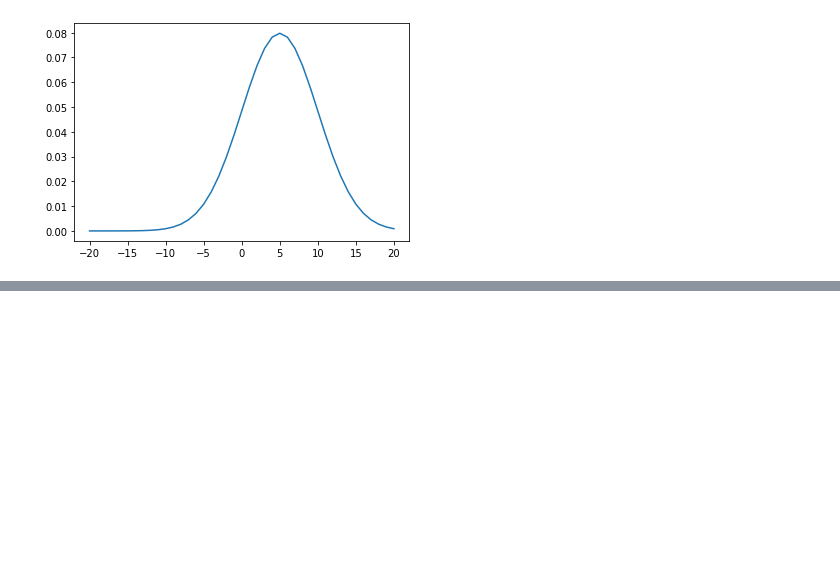
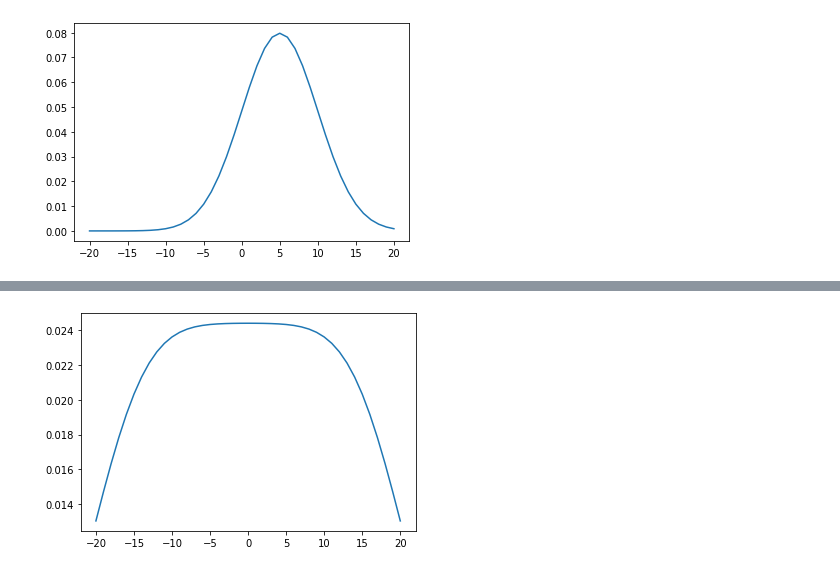
Before and after one commit to shoabahamed/khanacademy-statistics-and-probability, a Jupyter notebook: plotting_normal_distribution_graph.ipynb, the cells around one changed output, grey strips where cells are left out. Cells and saved outputs as stored; diff of their text form; code cells hidden in the pictures; blank space fills up the shorter version.

```diff
--- a/plotting_normal_distribution_graph.ipynb
+++ b/plotting_normal_distribution_graph.ipynb
@@ -53,0 +64,6 @@ plt.show()
+# %%
+ked = kde.gaussian_kde(datas)
+plt.plot(datas, ked(datas))
+plt.show()
+# %% [output]
+[figure, added]
```
Also changed, not shown: parts of 6 cells of this notebook.
